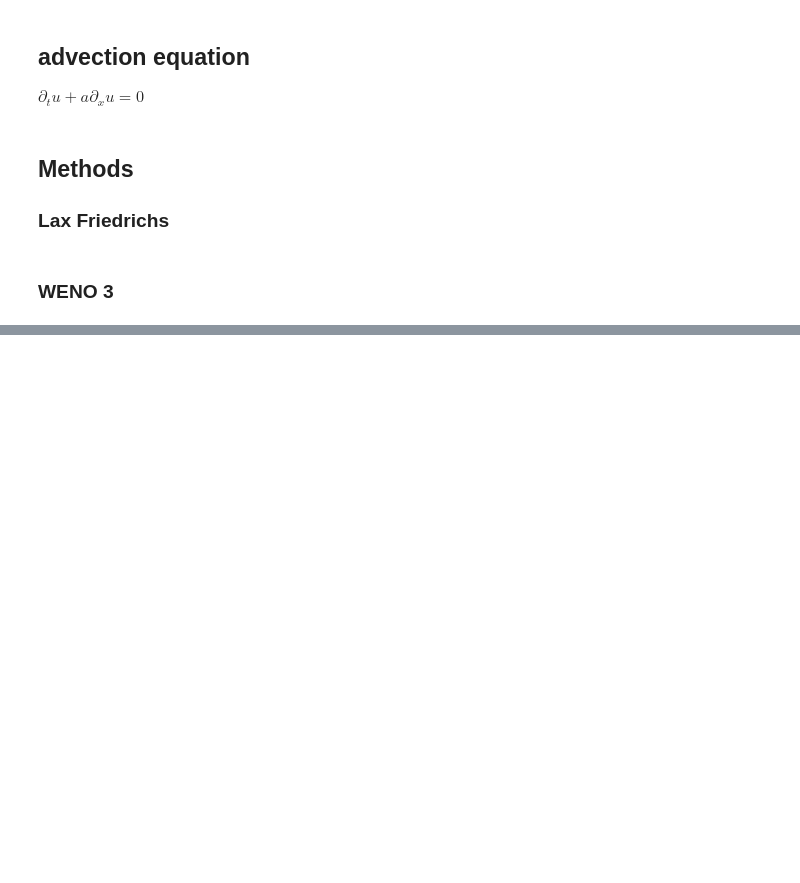
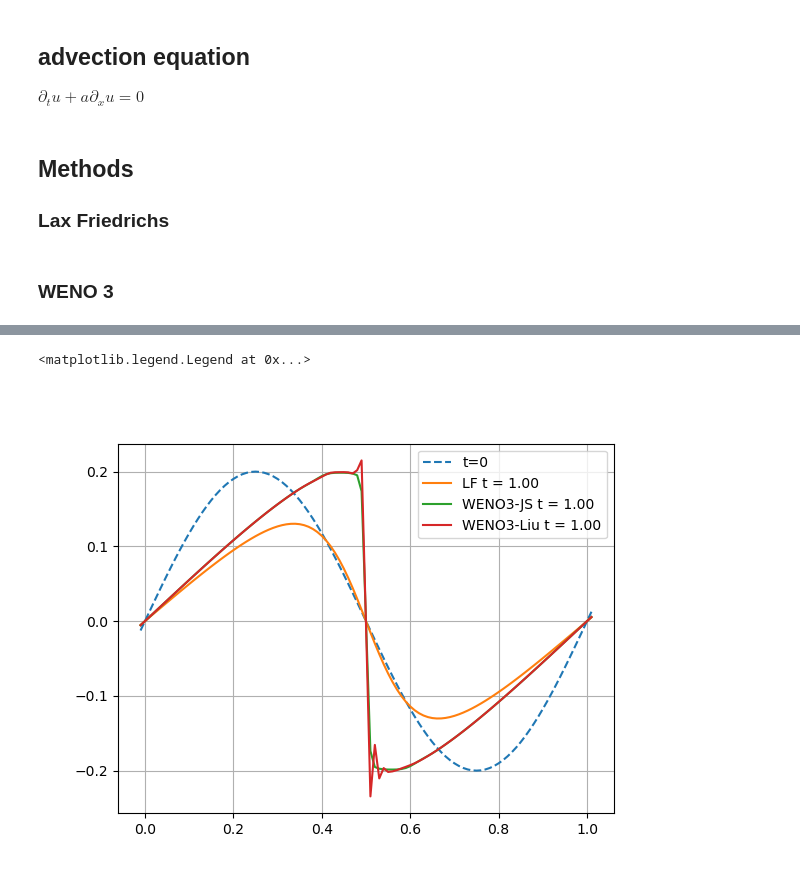
Before and after one commit to nicolasaunai/schemes, a Jupyter notebook: schemes.ipynb, the cells around one changed output, grey strips where cells are left out. Cells and saved outputs as stored; diff of their text form; code cells hidden in the pictures; blank space fills up the shorter version.

```diff
--- a/schemes.ipynb
+++ b/schemes.ipynb
@@ -290,10 +331,12 @@ grid, u0, udiag, times = run(0.002, 500, 0.01, 200, "sine", "burger")
 # %%
-
 fig,ax = plt.subplots()
-ax.plot(grid.xp,u0,ls="--")
-for itdiag in [4000]:
+ax.plot(grid.xp,u0,ls="--", label="t=0")
+for itdiag in [-1]:
     for method, u in udiag.items():
-        ax.plot(grid.xp, u[:,itdiag], label="{} t = {:4.1f}".format(method,times[itdiag]))
+        ax.plot(grid.xp, u[:,itdiag], label="{} t = {:4.2f}".format(method,times[itdiag]))
 ax.grid()
 ax.legend()
+# %% [output]
+<matplotlib.legend.Legend at 0x...>
+[figure, added]
 # %%
```
Also changed, not shown: parts of 17 cells of this notebook.
